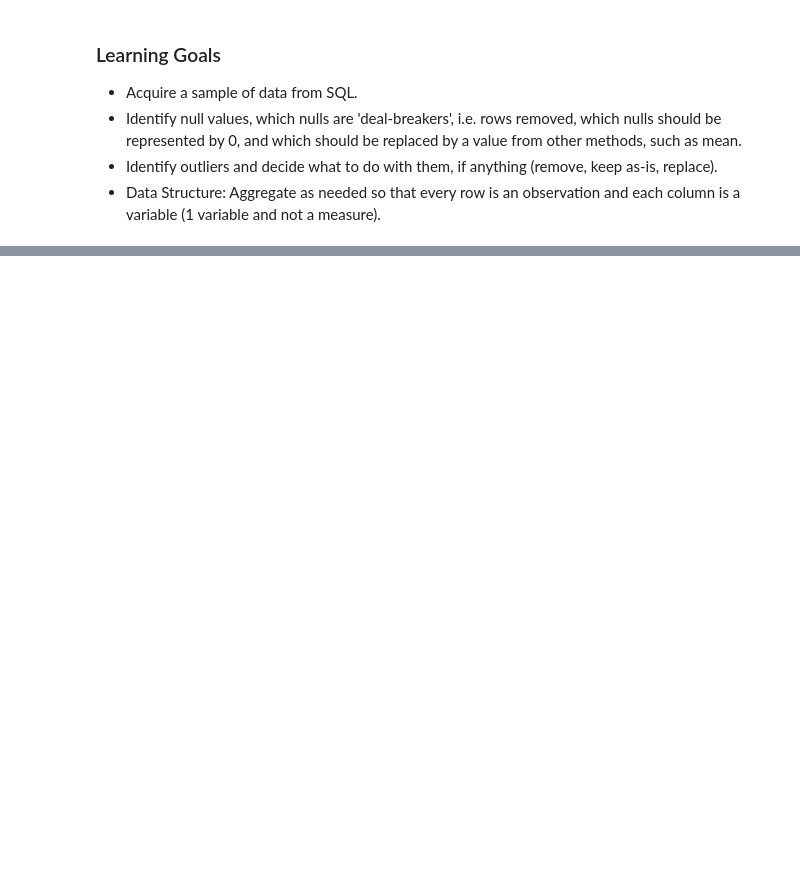
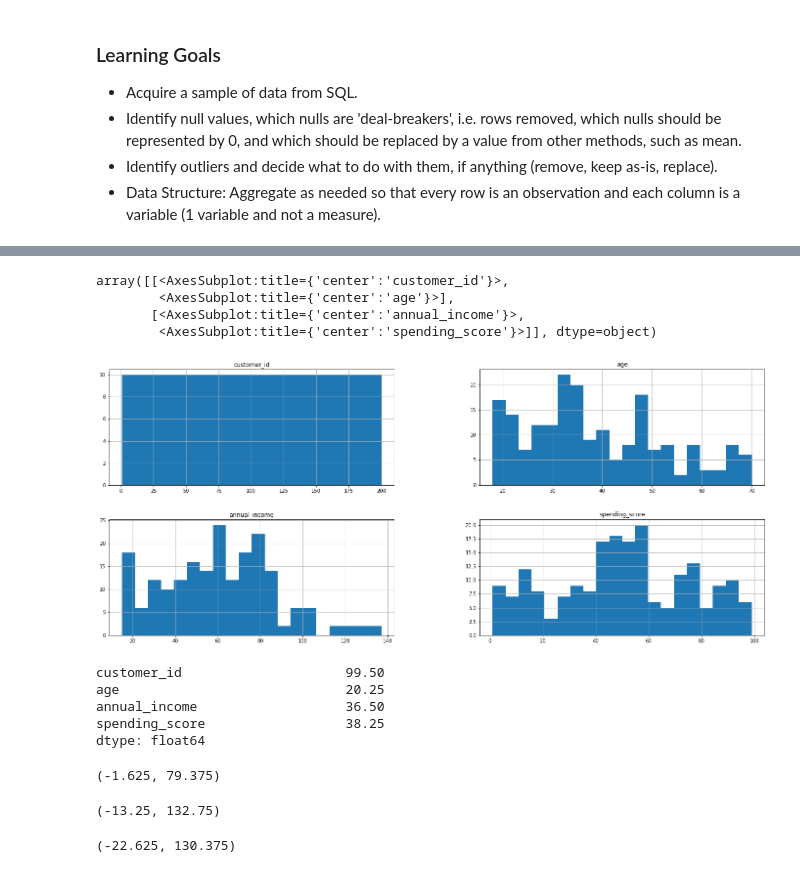
Before and after one commit to Kayfj41901/clustering_exercises, a Jupyter notebook: Data_Wrangling.ipynb, the cells around one changed output, grey strips where cells are left out. Drawn from its saved outputs; the diff is of its cells as text; code cells hidden in the pictures; blank space fills up the shorter version.

```diff
--- a/Data_Wrangling.ipynb
+++ b/Data_Wrangling.ipynb
@@ -37,0 +102,4 @@ SELECT *
+# %%
+print('Before dropping nulls, %d rows, %d cols' % df.shape)
+df = wrangle_zillow.handle_missing_values(df, prop_required_column=.5, prop_required_row=.5)
+print('After dropping nulls, %d rows, %d cols' % df.shape)
@@ -37,0 +119,14 @@ SELECT *
+# %%
+database_url_base = f'mysql+pymysql://{env.user}:{env.password}@{env.host}/'
+# %%
+def get_mall_customers(use_cache=True):
+    if os.path.exists('mall_customers.csv') and use_cache:
+        print('Using cached csv')
+        return pd.read_csv('mall_customers.csv')
+    print('Acquiring data from SQL database')
+    query = 'SELECT * FROM customers'
+    df = pd.read_sql(query, database_url_base + 'mall_customers')
+    df.to_csv('mall_customers.csv', index=False)
+    return df
+# %%
+mc_df = get_mall_customers()
@@ -37,0 +168,9 @@ SELECT *
+# %%
+### Distributions
+mc_df.hist(figsize=(24, 10), bins=20)
+# %% [output]
+array([[<AxesSubplot:title={'center':'customer_id'}>,
+        <AxesSubplot:title={'center':'age'}>],
+       [<AxesSubplot:title={'center':'annual_income'}>,
+        <AxesSubplot:title={'center':'spending_score'}>]], dtype=object)
+[figure, added]
@@ -37,0 +183,8 @@ SELECT *
+# %%
+get_iqr()
+# %% [output]
+customer_id                     99.50
+age                             20.25
+annual_income                   36.50
+spending_score                  38.25
+dtype: float64
@@ -37,0 +196,15 @@ SELECT *
+# %%
+#age outer limits
+outer_limits(28.75, 49, 20.25)
+# %% [output]
+(-1.625, 79.375)
+# %%
+#annual income outer limits
+outer_limits(41.50, 78, 36.50)
+# %% [output]
+(-13.25, 132.75)
+# %%
+#spending score outer limits
+outer_limits(34.75, 73, 38.25)
+# %% [output]
+(-22.625, 130.375)
```
Also changed, not shown: parts of 33 cells of this notebook, 4 other files.
